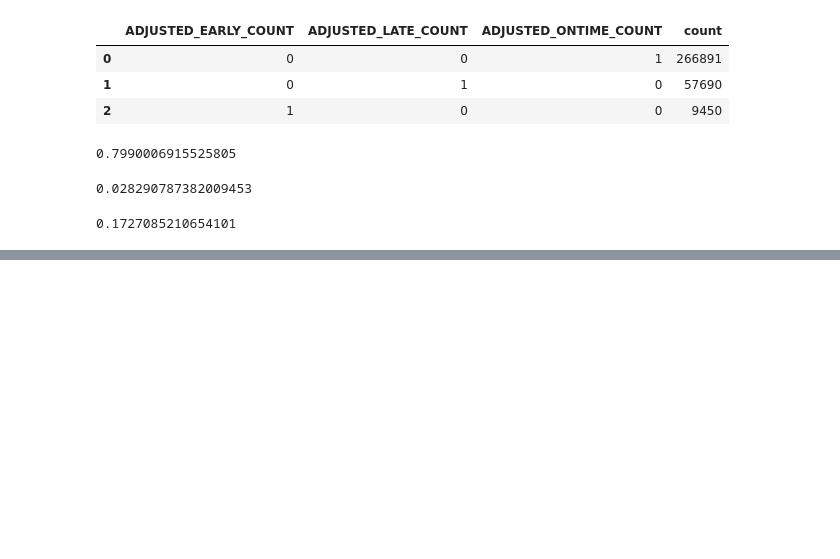
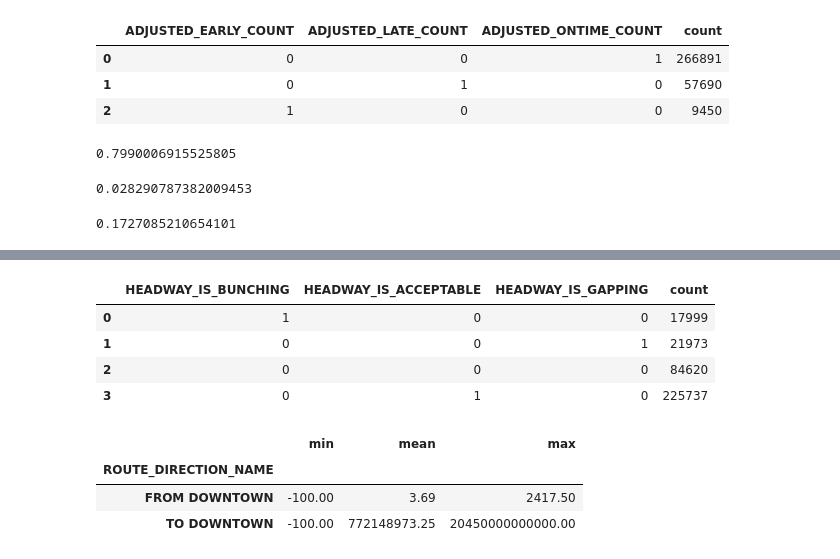
Before and after one commit to NSS-Data-Analytics-Cohort-11/wego-boomers, a Jupyter notebook: notebooks/Wego_boomers.ipynb, the cells around one changed output, grey strips where cells are left out. Cells and saved outputs as stored; diff of their text form; code cells hidden in the pictures; blank space fills up the shorter version.

```diff
--- a/notebooks/Wego_boomers.ipynb
+++ b/notebooks/Wego_boomers.ipynb
@@ -256,0 +301,17 @@ adjusted_counts
+# %%
+wego[['HEADWAY_IS_BUNCHING','HEADWAY_IS_ACCEPTABLE','HEADWAY_IS_GAPPING']].value_counts().sort_values().reset_index()
+# %% [output]
+|  | HEADWAY_IS_BUNCHING | HEADWAY_IS_ACCEPTABLE | HEADWAY_IS_GAPPING | count |
+| 0 | 1 | 0 | 0 | 17999 |
+| 1 | 0 | 0 | 1 | 21973 |
+| 2 | 0 | 0 | 0 | 84620 |
+| 3 | 0 | 1 | 0 | 225737 |
+# %%
+pd.options.display.float_format = '{:.2f}'.format
+
+wego.groupby('ROUTE_DIRECTION_NAME')['HDWY_DEV_PERC'].agg(['min', 'mean', 'max'])
+# %% [output]
+|  | min | mean | max |
+| ROUTE_DIRECTION_NAME |  |  |  |
+| FROM DOWNTOWN | -100.00 | 3.69 | 2417.50 |
+| TO DOWNTOWN | -100.00 | 772148973.25 | 20450000000000.00 |
```
Also changed, not shown: parts of 11 cells of this notebook.
